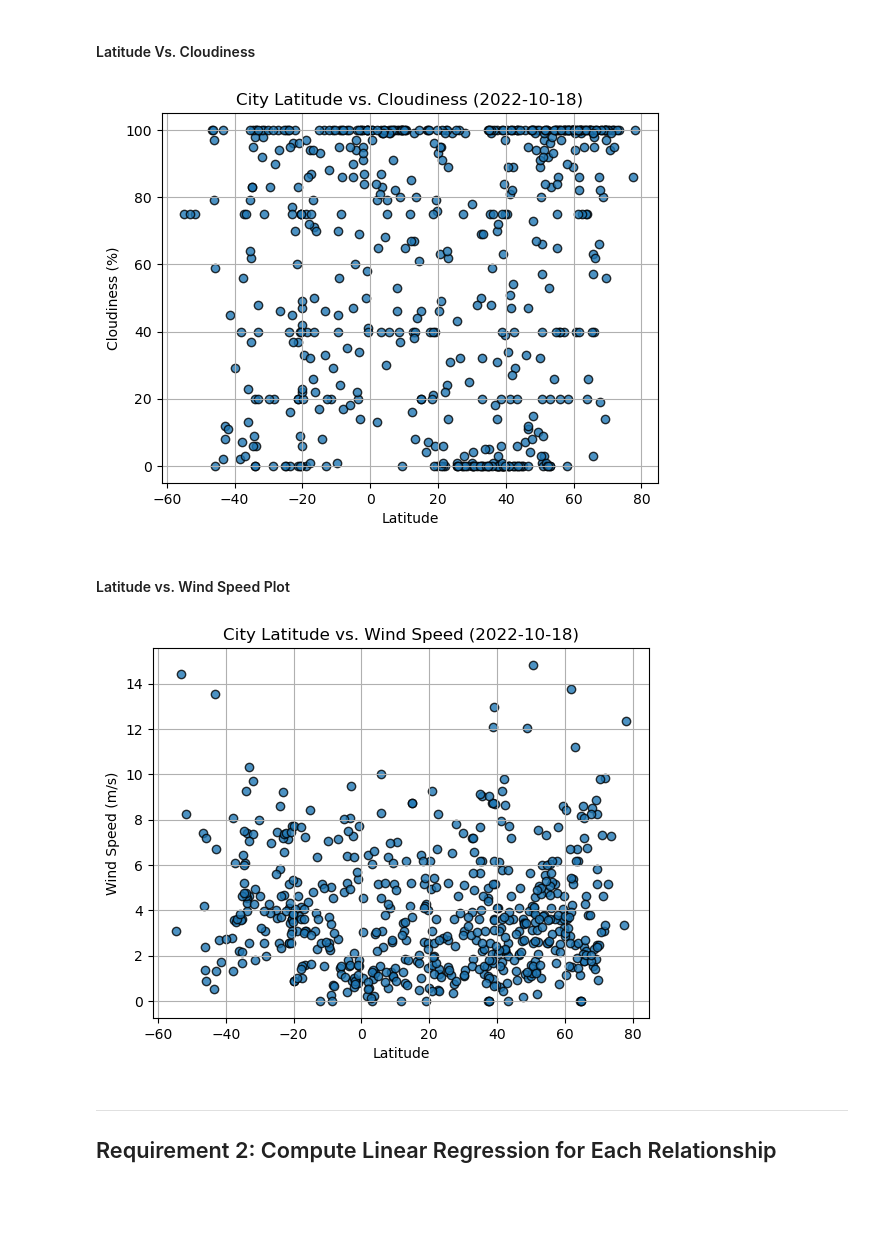
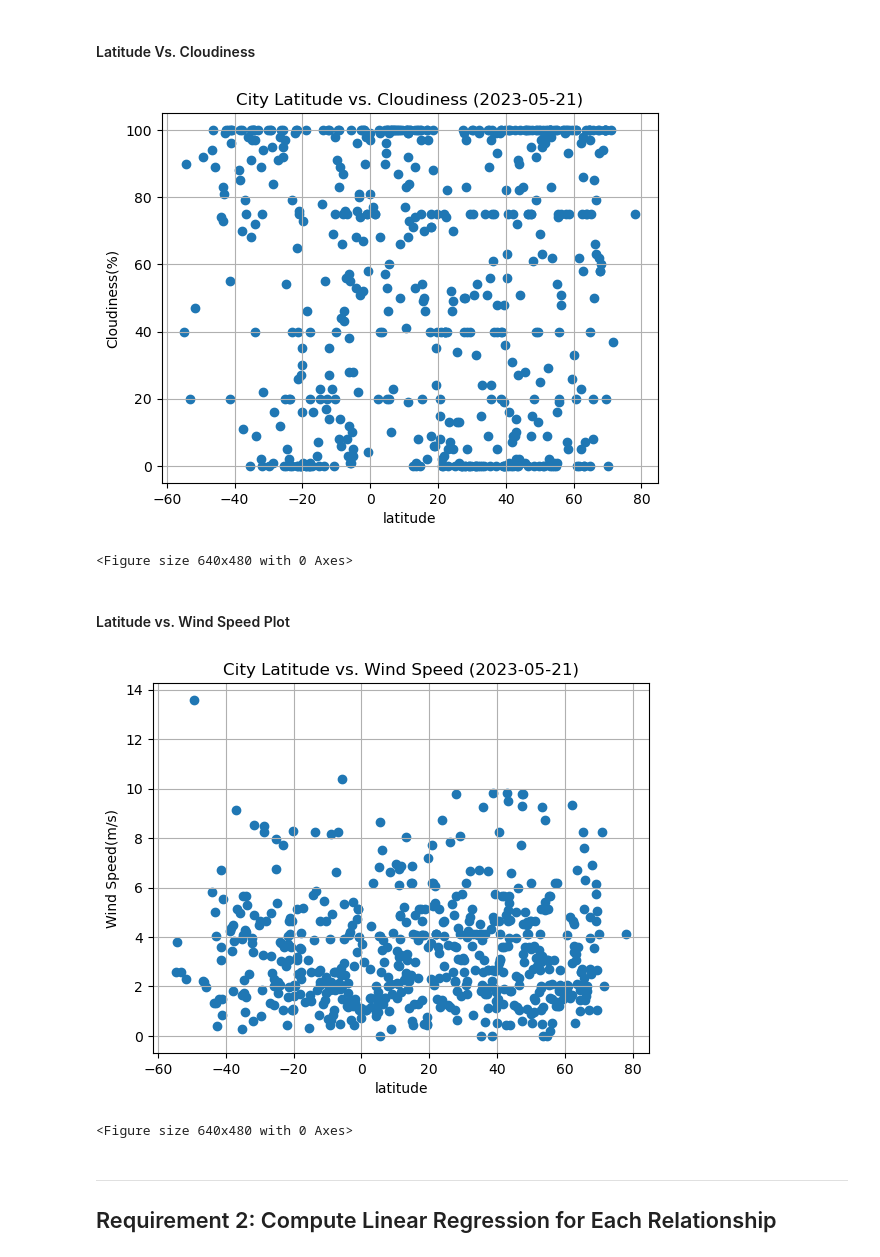
Before and after one commit to dgnilusha/python-api-challenge, a Jupyter notebook: Weatherpy/starter_code/WeatherPy.ipynb, the cells around one changed output. Drawn from its saved outputs; the diff is of its cells as text; code cells hidden in the pictures; blank space fills up the shorter version.

```diff
--- a/Weatherpy/starter_code/WeatherPy.ipynb
+++ b/Weatherpy/starter_code/WeatherPy.ipynb
@@ -222,11 +290,21 @@ plt.show()
 # %% [markdown]
 #### Latitude Vs. Cloudiness
 # %%
+
+
+plt.title('City Latitude vs. Cloudiness (%s)' % time.strftime("%Y-%m-%d"))
+plt.grid(True)
+
 # Build the scatter plots for latitude vs. cloudiness
 # YOUR CODE HERE
 
 # Incorporate the other graph properties
-# YOUR CODE HERE
+x_values = city_data_df['Lat']
+y_values = city_data_df['Cloudiness']
+plt.scatter(x_values,y_values)
+plt.xlabel('latitude')
+plt.ylabel('Cloudiness(%)')
+plt.show()
 
 # Save the figure
 plt.savefig("output_data/Fig3.png")
@@ -234,23 +312,31 @@ plt.savefig("output_data/Fig3.png")
 # Show plot
 plt.show()
 # %% [output]
-[figure, old version]
+[figure, new version]
+<Figure size 640x480 with 0 Axes>
 # %% [markdown]
 #### Latitude vs. Wind Speed Plot
 # %%
 # Build the scatter plots for latitude vs. wind speed
-# YOUR CODE HERE
+plt.title('City Latitude vs. Wind Speed (%s)' % time.strftime("%Y-%m-%d"))
+plt.grid(True)
 
 # Incorporate the other graph properties
-# YOUR CODE HERE
+x_values = city_data_df['Lat']
+y_values = city_data_df['Wind Speed']
+plt.scatter(x_values,y_values)
+plt.xlabel('latitude')
+plt.ylabel('Wind Speed(m/s)')
+plt.show()
 
 # Save the figure
 plt.savefig("output_data/Fig4.png")
 
 # Show plot
 plt.show()
 # %% [output]
-[figure, old version]
+[figure, new version]
+<Figure size 640x480 with 0 Axes>
 # %% [markdown]
 ---
 
```
Also changed, not shown: parts of 38 cells of this notebook, 2 other files.
